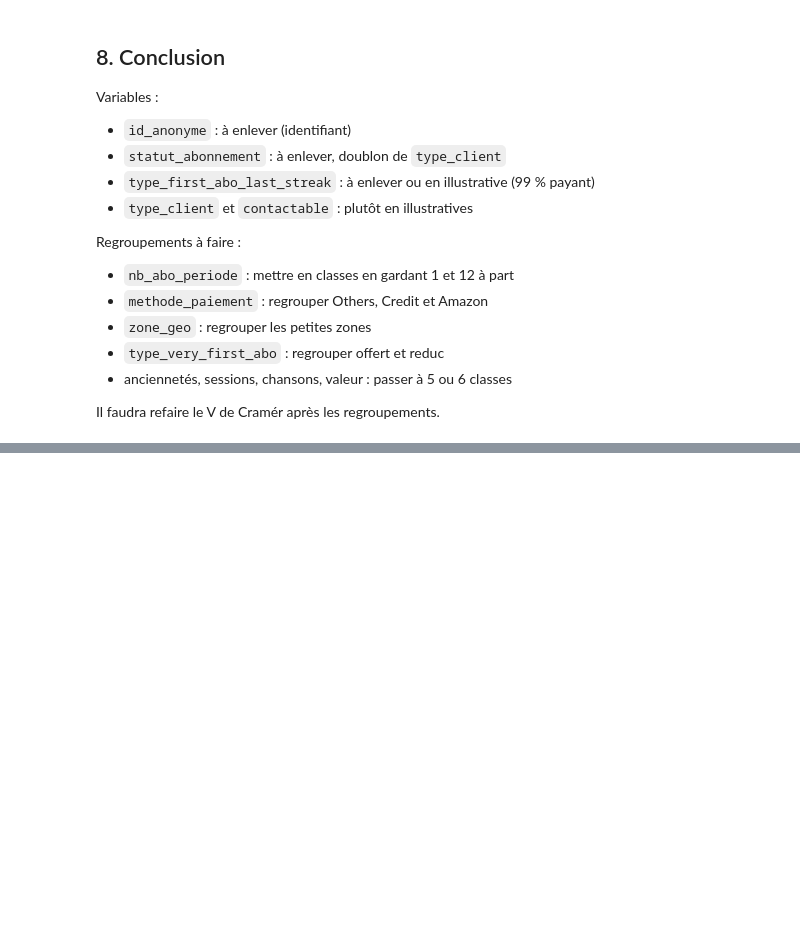
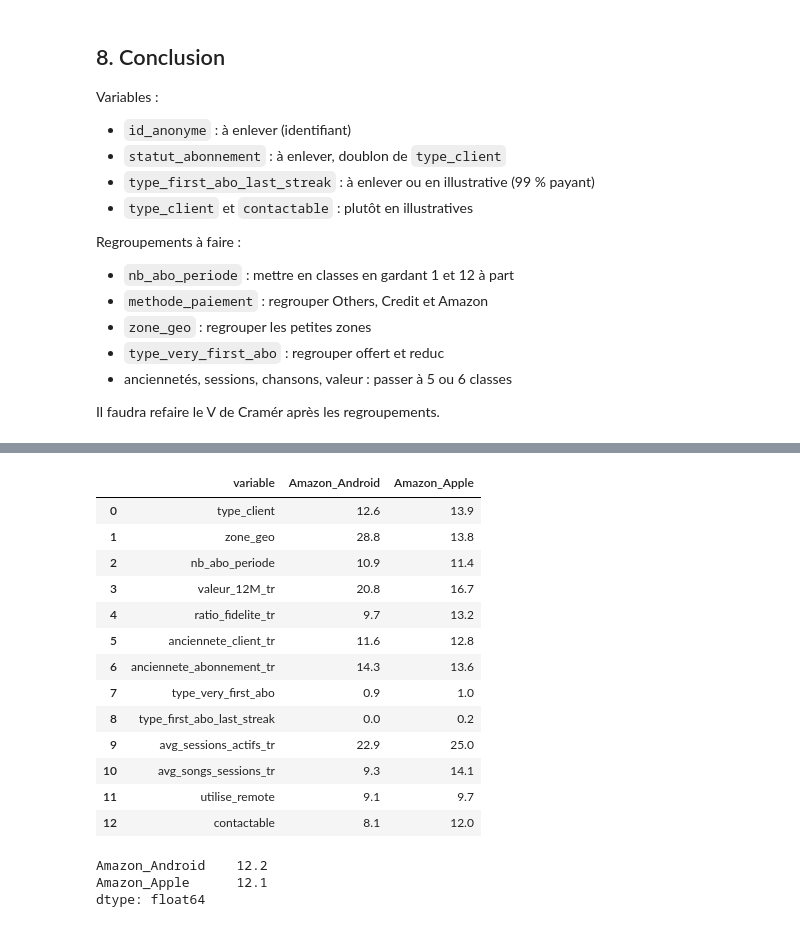
Before and after one commit to MoussaLabs/Clustering, a Jupyter notebook: analyse_avant_acm.ipynb, the cells around one changed output, grey strips where cells are left out. Saved outputs shown, nothing was run; the diff lists cells and outputs as text; code cells hidden in the pictures; blank space fills up the shorter version.

```diff
--- a/analyse_avant_acm.ipynb
+++ b/analyse_avant_acm.ipynb
@@ -494,0 +651,5 @@ Il faudra refaire le V de Cramér après les regroupements.
+# %%
+for var in ["type_client", "nb_abo_periode", "valeur_12M_tr", "zone_geo", "utilise_remote"]:
+    tableau = pd.crosstab(df2["methode_paiement"], df2[var], normalize="index") * 100
+    print(tableau.loc[["Amazon", "Android", "Apple"]].round(1))
+    print()
@@ -494,0 +674,28 @@ Il faudra refaire le V de Cramér après les regroupements.
+# %%
+lignes = []
+for var in autres_variables:
+    lignes.append([var, ecart("Amazon", "Android", var), ecart("Amazon", "Apple", var)])
+
+ecarts_amazon = pd.DataFrame(lignes, columns=["variable", "Amazon_Android", "Amazon_Apple"])
+ecarts_amazon.round(1)
+# %% [output]
+|  | variable | Amazon_Android | Amazon_Apple |
+| 0 | type_client | 12.6 | 13.9 |
+| 1 | zone_geo | 28.8 | 13.8 |
+| 2 | nb_abo_periode | 10.9 | 11.4 |
+| 3 | valeur_12M_tr | 20.8 | 16.7 |
+| 4 | ratio_fidelite_tr | 9.7 | 13.2 |
+| 5 | anciennete_client_tr | 11.6 | 12.8 |
+| 6 | anciennete_abonnement_tr | 14.3 | 13.6 |
+| 7 | type_very_first_abo | 0.9 | 1.0 |
+| 8 | type_first_abo_last_streak | 0.0 | 0.2 |
+| 9 | avg_sessions_actifs_tr | 22.9 | 25.0 |
+| 10 | avg_songs_sessions_tr | 9.3 | 14.1 |
+| 11 | utilise_remote | 9.1 | 9.7 |
+| 12 | contactable | 8.1 | 12.0 |
+# %%
+print(ecarts_amazon[["Amazon_Android", "Amazon_Apple"]].mean().round(1))
+# %% [output]
+Amazon_Android    12.2
+Amazon_Apple      12.1
+dtype: float64
```
Also changed, not shown: parts of 33 cells of this notebook, 1 other file.
